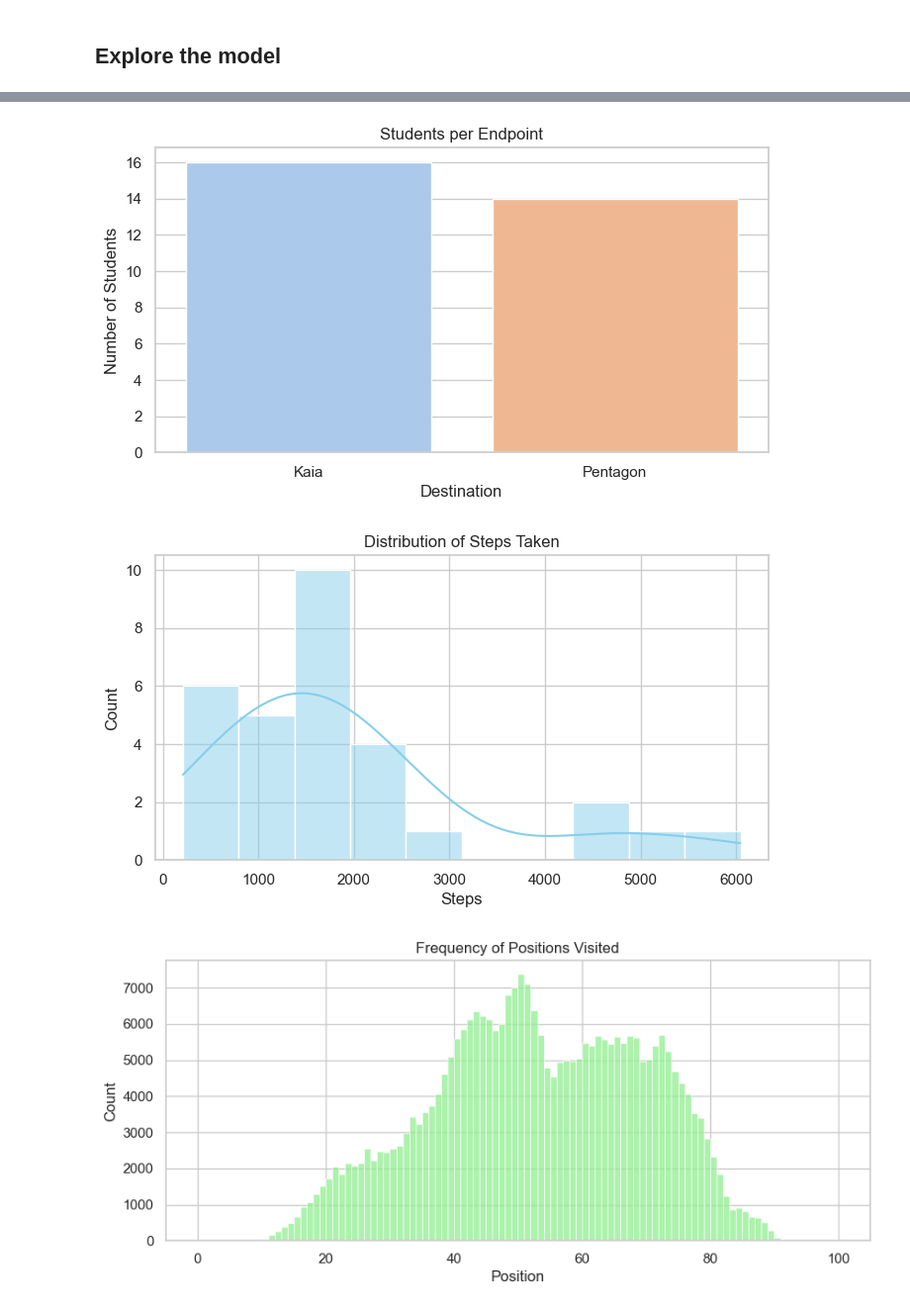
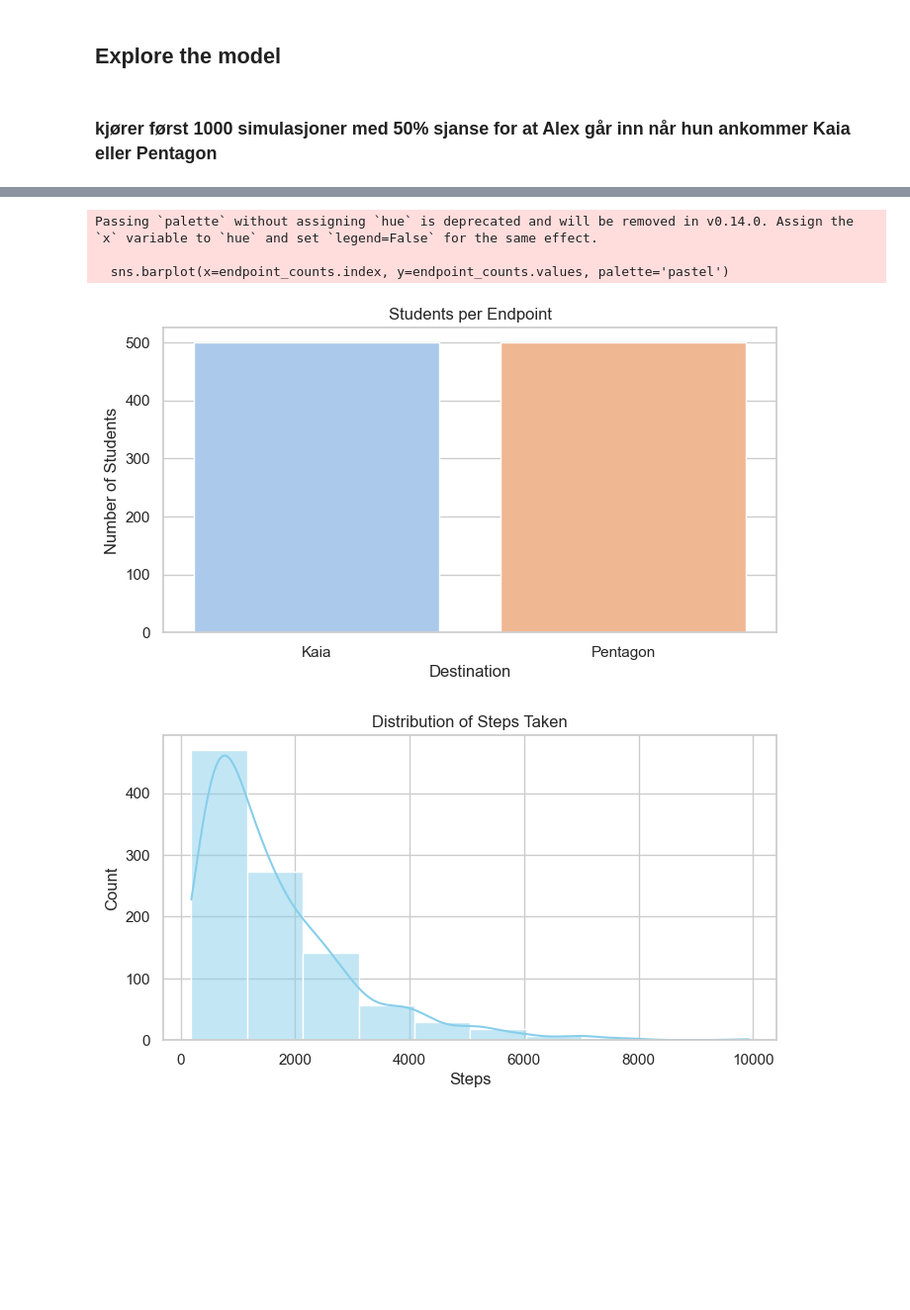
Before and after one commit to B-rage04/d4_Brage_Gabriel, a Jupyter notebook: Examples/jupiter.ipynb, the cells around one changed output, grey strips where cells are left out. Shown: that part at 99% size. Saved outputs shown, nothing was run; the diff lists cells and outputs as text; code cells hidden in the pictures; blank space fills up the shorter version.

```diff
--- a/Examples/jupiter.ipynb
+++ b/Examples/jupiter.ipynb
@@ -3,9 +3,13 @@
 # %%
 from student_sim.sim_factory import create_simulation
 from student_sim.Graf import plot_simulation
+# %% [markdown]
+### kjører først 1000 simulasjoner med 50% sjanse for at Alex går inn når hun ankommer Kaia eller Pentagon
 # %%
-world, sim = create_simulation(n_students=1)
+world, sim = create_simulation(n_students=1000, endpoints= [{"name": "Pentagon", "position": 90, "entry_prob": 0.5, "max_capacity": 0},
+                                                           {"name": "Kaia", "position": 10, "entry_prob": 0.5, "max_capacity": 0}])
+create_simulation()
 sim.run()
-sim.get_stats()
+print(sim.get_stats())
 plot_simulation(world, sim)
 # %% [output]
@@ -15,3 +17,5 @@ Passing `palette` without assigning `hue` is deprecated and will be removed in v
+Passing `palette` without assigning `hue` is deprecated and will be removed in v0.14.0. Assign the `x` variable to `hue` and set `legend=False` for the same effect.
+
+  sns.barplot(x=endpoint_counts.index, y=endpoint_counts.values, palette='pastel')
-[figure, old version]
+[figure, new version]
-[figure, old version]
+[figure, new version]
-[figure, removed]
```
Also changed, not shown: parts of 10 cells of this notebook, 1 other file.
